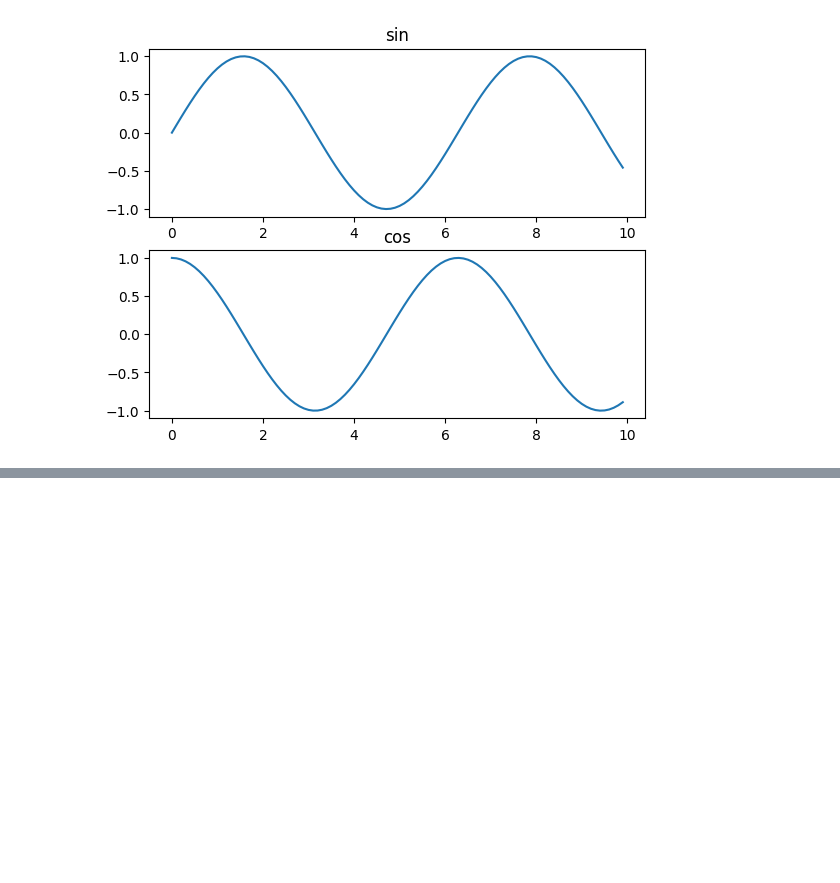
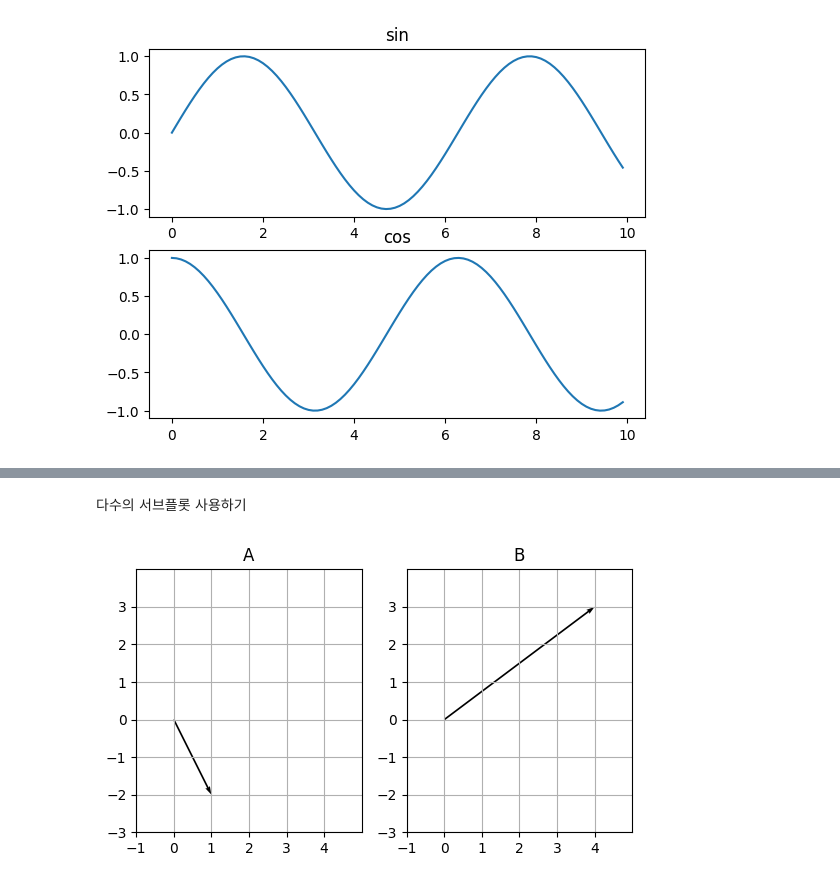
Before and after one commit to linearAlgebra2024/-2, a Jupyter notebook: Untitled0.ipynb, the cells around one changed output, grey strips where cells are left out. Saved outputs shown, nothing was run; the diff lists cells and outputs as text; code cells hidden in the pictures; blank space fills up the shorter version.

```diff
--- a/Untitled0.ipynb
+++ b/Untitled0.ipynb
@@ -585,0 +649,29 @@ plt.show()
+# %% [markdown]
+다수의 서브플롯 사용하기
+# %%
+import numpy as np
+import matplotlib.pyplot as plt
+
+A=np.array([1,-2])
+B=np.array([4,3])
+
+f,ax=plt.subplots(1,2)
+ax[0].title.set_text('A')
+ax[1].title.set_text('B')
+
+ax[0].quiver(0,0,A[0],A[1],angles='xy',scale_units='xy',scale=1)
+ax[1].quiver(0,0,B[0],B[1],angles='xy',scale_units='xy',scale=1)
+
+start_x=-1
+end_x=5
+start_y=-3
+end_y=4
+for i in range(2):
+  ax[i].axis([start_x,end_x,start_y,end_y])
+  ax[i].set_xticks(range(start_x,end_x))
+  ax[i].set_yticks(range(start_y,end_y))
+  ax[i].grid(True)
+  ax[i].set_aspect('equal',adjustable='box')
+plt.show()
+# %% [output]
+[figure, added]
```
Also changed, not shown: parts of 40 cells of this notebook.
